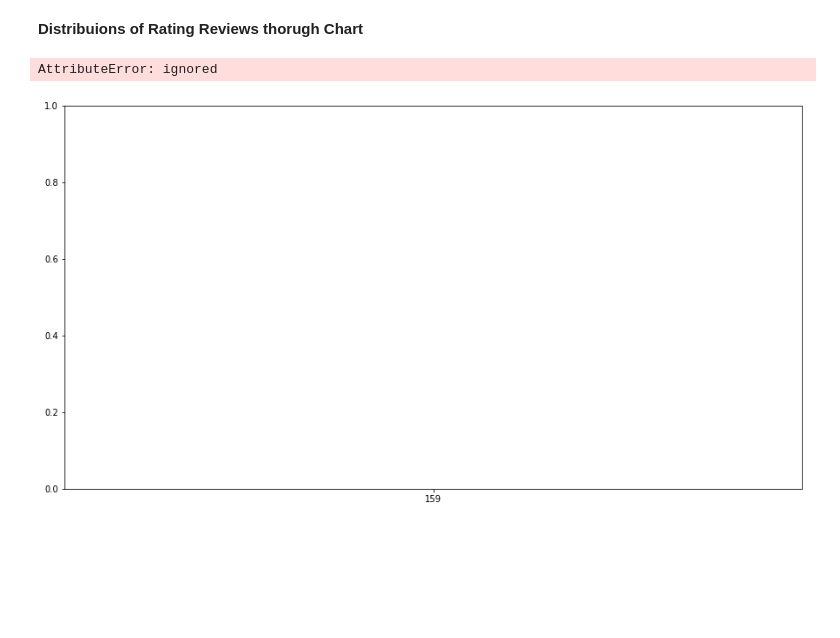
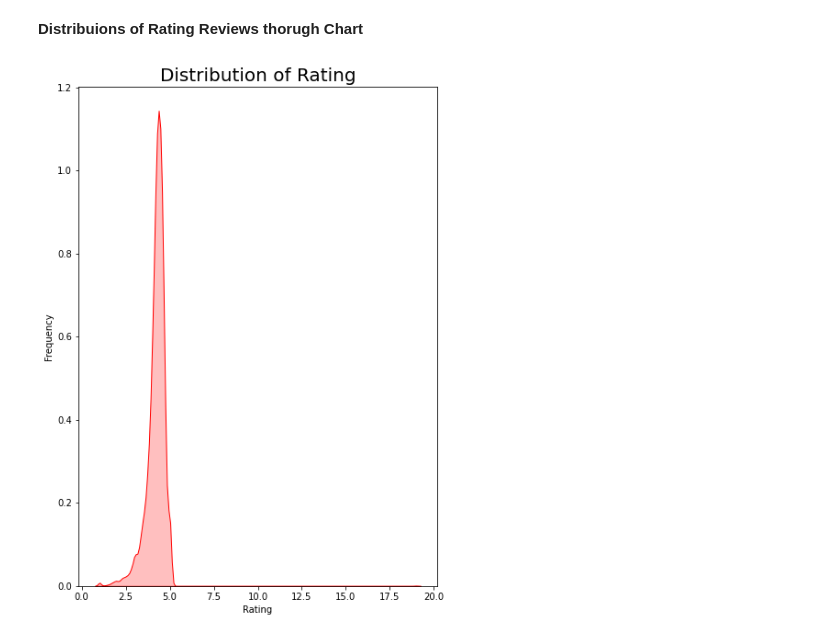
Before and after one commit to avinashpatni000/App_Store_EDA_Project, a Jupyter notebook: Play_Store_App_Review_Analysis_Capstone_Project.ipynb, the cells around one changed output. Cells and saved outputs as stored; diff of their text form; code cells hidden in the pictures; blank space fills up the shorter version.

```diff
--- a/Play_Store_App_Review_Analysis_Capstone_Project.ipynb
+++ b/Play_Store_App_Review_Analysis_Capstone_Project.ipynb
@@ -198,7 +200,9 @@ Name: Reviews, dtype: object
 # %%
-plt.figure(figsize=(15,8))
-sns.lineplot(df['Reviews'], color = 'blue', shade = True)
-plt.title('Distribution of Ratings')
+plt.figure(figsize=(7,10))
+g = sns.kdeplot(df.Rating, color="Red", shade = True)
+g.set_xlabel("Rating")
+g.set_ylabel("Frequency")
+plt.title('Distribution of Rating',size = 20)
+plt.show()
 # %% [output]
-AttributeError: ignored
-[figure, old version]
+[figure, new version]
```
Also changed, not shown: parts of 1 cell of this notebook.
